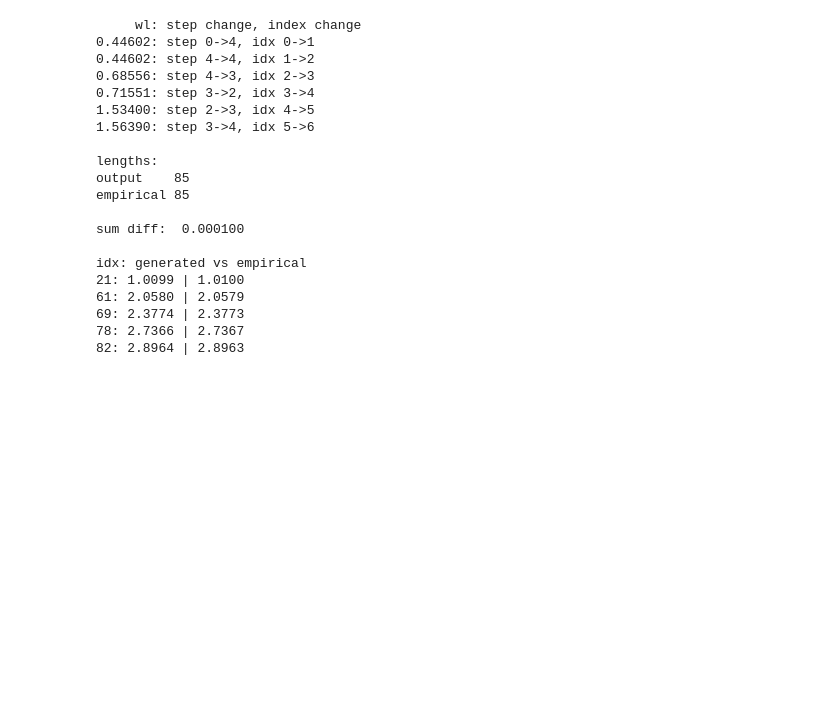
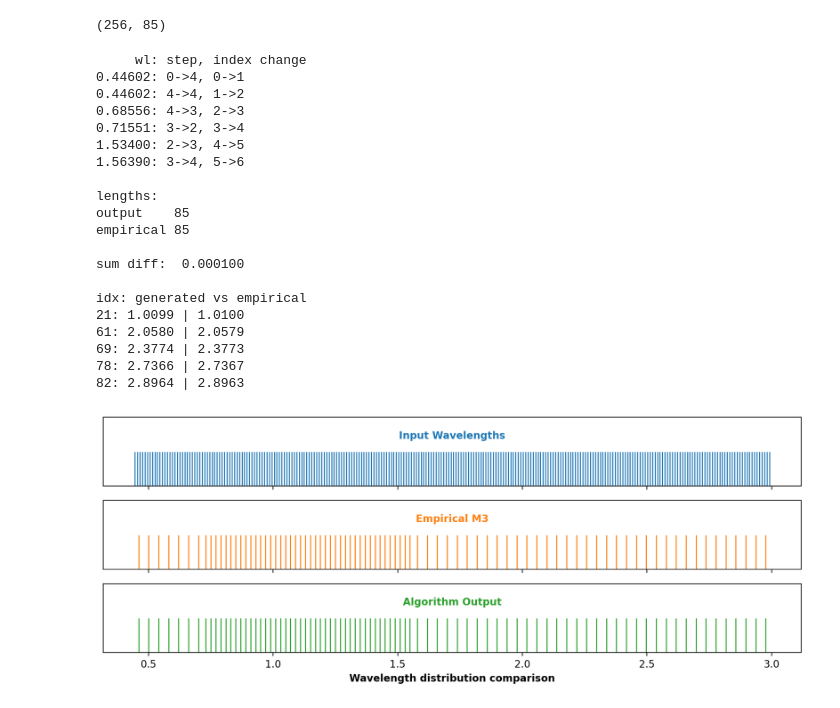
Before and after one commit to markusgruendler/m3-lunar-project, a Jupyter notebook: scripts/su25 script.ipynb, the cells around one changed output. Saved outputs shown, nothing was run; the diff lists cells and outputs as text; code cells hidden in the pictures; blank space fills up the shorter version.

Commit message:
wavelength output density chart

```diff
--- a/scripts/su25 script.ipynb
+++ b/scripts/su25 script.ipynb
@@ -72,13 +74,17 @@ breakpoints = {
 }
 wavelengths = np.array(df[df.columns[0]])
 empirical = np.array(df[df.columns[-1]].dropna())
+# %%
+len(wavelengths), len(empirical)
+# %% [output]
+(256, 85)
 # %%
 # average 4 at a time
 # set step size to last breakpoint
 # increment by step size
 # round to 4 decimals
 
-print(f"     wl: step change, index change")
+print(f"     wl: step, index change")
 
 i = 0
 bp_idx = 0
@@ -91,7 +97,7 @@ while i+3 < len(wavelengths):
     # and current wl > bp_idx wl
     while bp_idx + 1 < len(breakpoints["step"]) and wavelengths[i] > breakpoints["wl"][bp_idx]:
         bp_idx += 1
-        print(f"{wavelengths[i]:0.5f}: step {breakpoints['step'][bp_idx-1]}->{breakpoints['step'][bp_idx]}, idx {bp_idx-1}->{bp_idx}")
+        print(f"{wavelengths[i]:0.5f}: {breakpoints['step'][bp_idx-1]}->{breakpoints['step'][bp_idx]}, {bp_idx-1}->{bp_idx}")
 
     # save and increment by values consumed
     output.append(avg)
@@ -106,13 +112,13 @@ for i in range(min(len(output), len(empirical))):
     if empirical[i] != output[i]:
         print(f"{i}: {output[i]:.04f} | {empirical[i]:.04f}")
 # %% [output]
-     wl: step change, index change
-0.44602: step 0->4, idx 0->1
-0.44602: step 4->4, idx 1->2
-0.68556: step 4->3, idx 2->3
-0.71551: step 3->2, idx 3->4
-1.53400: step 2->3, idx 4->5
-1.56390: step 3->4, idx 5->6
+     wl: step, index change
+0.44602: 0->4, 0->1
+0.44602: 4->4, 1->2
+0.68556: 4->3, 2->3
+0.71551: 3->2, 3->4
+1.53400: 2->3, 4->5
+1.56390: 3->4, 5->6
 
 lengths:
 output    85
@@ -132,5 +138,53 @@ idx: generated vs empirical
 # mean(0.99497, 1.005, 1.0149, 1.0249) = 1.0099425 -> 1.0099, manual is 1.01 > 1.0099
 ## round down
 # mean(2.3624, 2.3724, 2.3823, 2.3923) = 2.37735 -> 2.3774, manual is 2.3773 < 2.3774
+# %%
+data = {
+    "Input Wavelengths": wavelengths,
+    "Empirical M3": empirical,
+    "Algorithm Output": output
+}
+
+colors = ['#1f77b4', '#ff7f0e', '#2ca02c']
+
+fig, axes = plt.subplots(
+    nrows=3,
+    sharex=True,
+    figsize=(10, 4),
+    height_ratios=[1, 1, 1]
+)
+
+# each series as a rug plot with its own row
+for ax, (label, series), color in zip(axes, data.items(), colors):
+    sns.rugplot(x = series, ax = ax, height = 0.5, color = color)
+    ax.set_yticks([])  # No y-axis ticks
+    ax.set_ylabel("")
+    ax.text(
+        0.5, # x offset
+        0.8, # y offset
+        label, # text content
+        # **kwargs
+        transform=ax.transAxes,
+        ha='center',
+        va='top',
+        fontsize=10,
+        color=color,
+        weight='bold'
+    )
+
+# last plot label acts as legend label
+axes[-1].set_xlabel("Wavelength distribution comparison", weight = 'bold')
+plt.tight_layout()
+
+# plt.savefig(
+#     "../output files/graphs/test/m3 wavelength comparison.png",
+#     dpi=2000,
+#     bbox_inches='tight',
+#     facecolor='white'
+# )
+
+plt.show() # calls plt.clf()
+# %% [output]
+[figure, added]
 # %%
 ### file writing:
```
Also changed, not shown: parts of 3 cells of this notebook, 1 other file.
